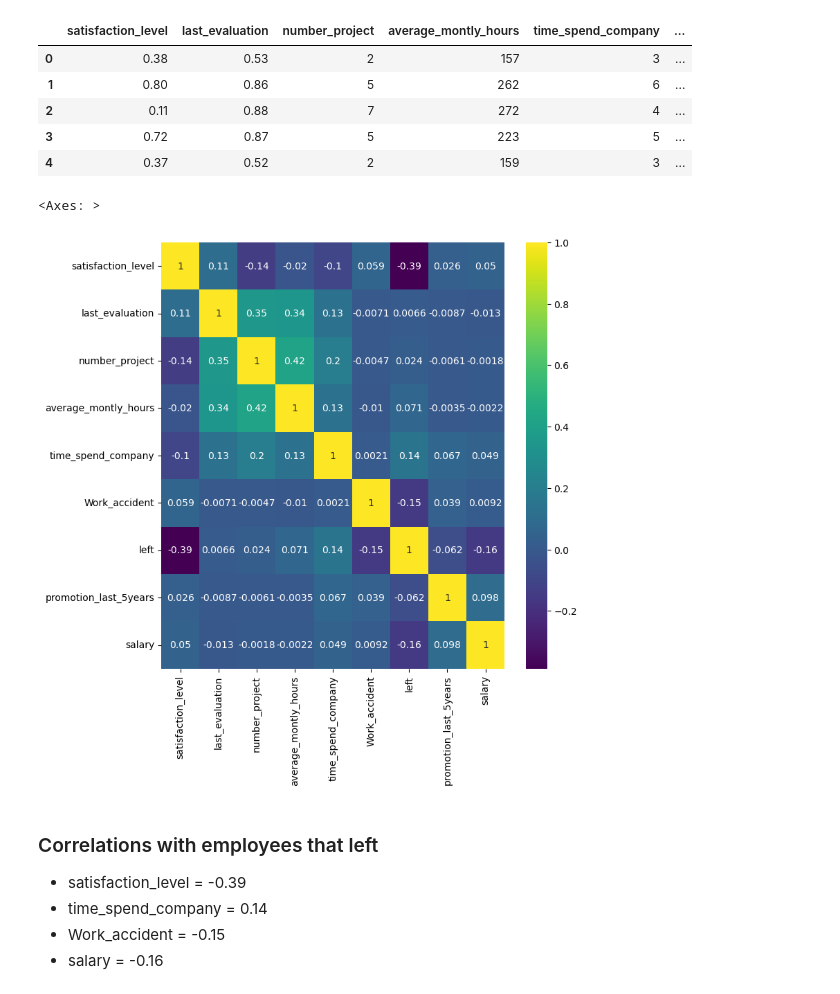
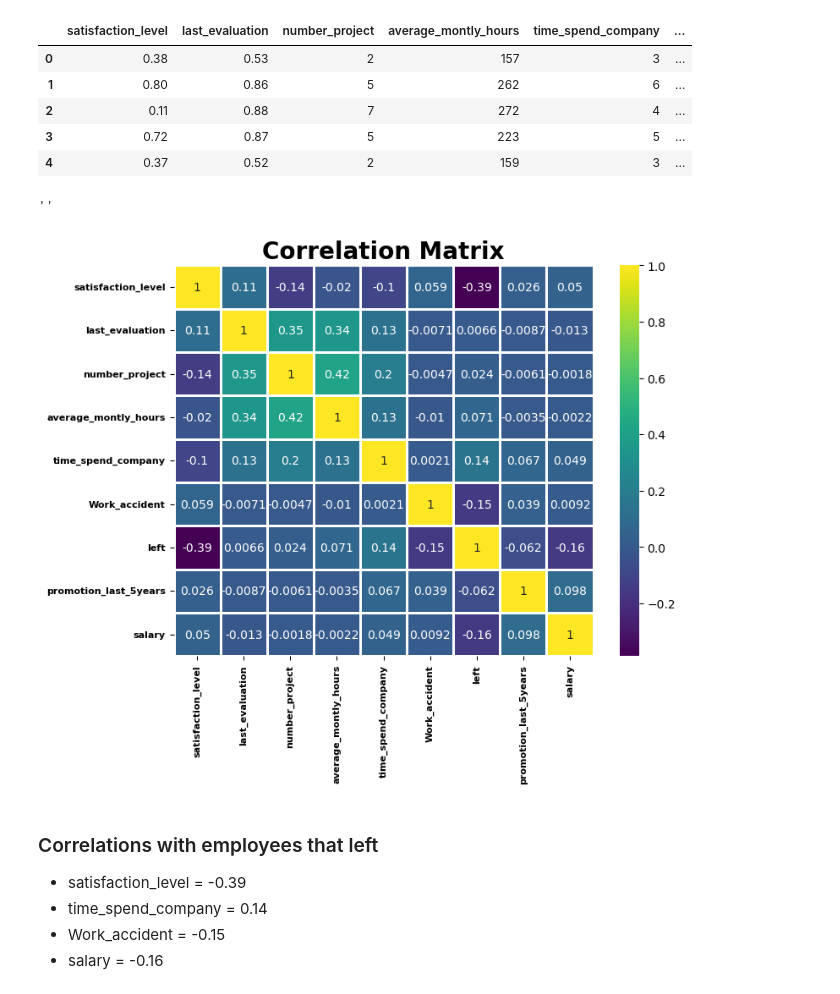
Before and after one commit to VictorAChang/employee_retention_IBM, a Jupyter notebook: analysis.ipynb, the cells around one changed output. Cells and saved outputs as stored; diff of their text form; code cells hidden in the pictures.

```diff
--- a/analysis.ipynb
+++ b/analysis.ipynb
@@ -71,11 +83,17 @@ df.head()
 | 4 | 0.37 | 0.52 | 2 | 159 | 3 | ... |
 # %%
 corr = df.corr(numeric_only=True)
-plt.subplots(figsize=(8,8))
-sns.heatmap(data=corr, annot=True, cmap='viridis')
+fig, ax = plt.subplots(figsize=(8,6))
+sns.heatmap(data=corr, annot=True, cmap='viridis', linewidths=1, ax=ax)
+ax.set_title(label='Correlation Matrix', fontsize=20, fontweight='bold')
+
+plt.xticks(fontsize=8, weight='bold')
+plt.yticks(fontsize=8, weight='bold')
+
+;
 # %% [output]
-<Axes: >
+''
-[figure, old version]
+[figure, new version]
 # %% [markdown]
 ### Correlations with employees that left
 * satisfaction_level = -0.39
```
Also changed, not shown: parts of 1 cell of this notebook, 4 other files.
